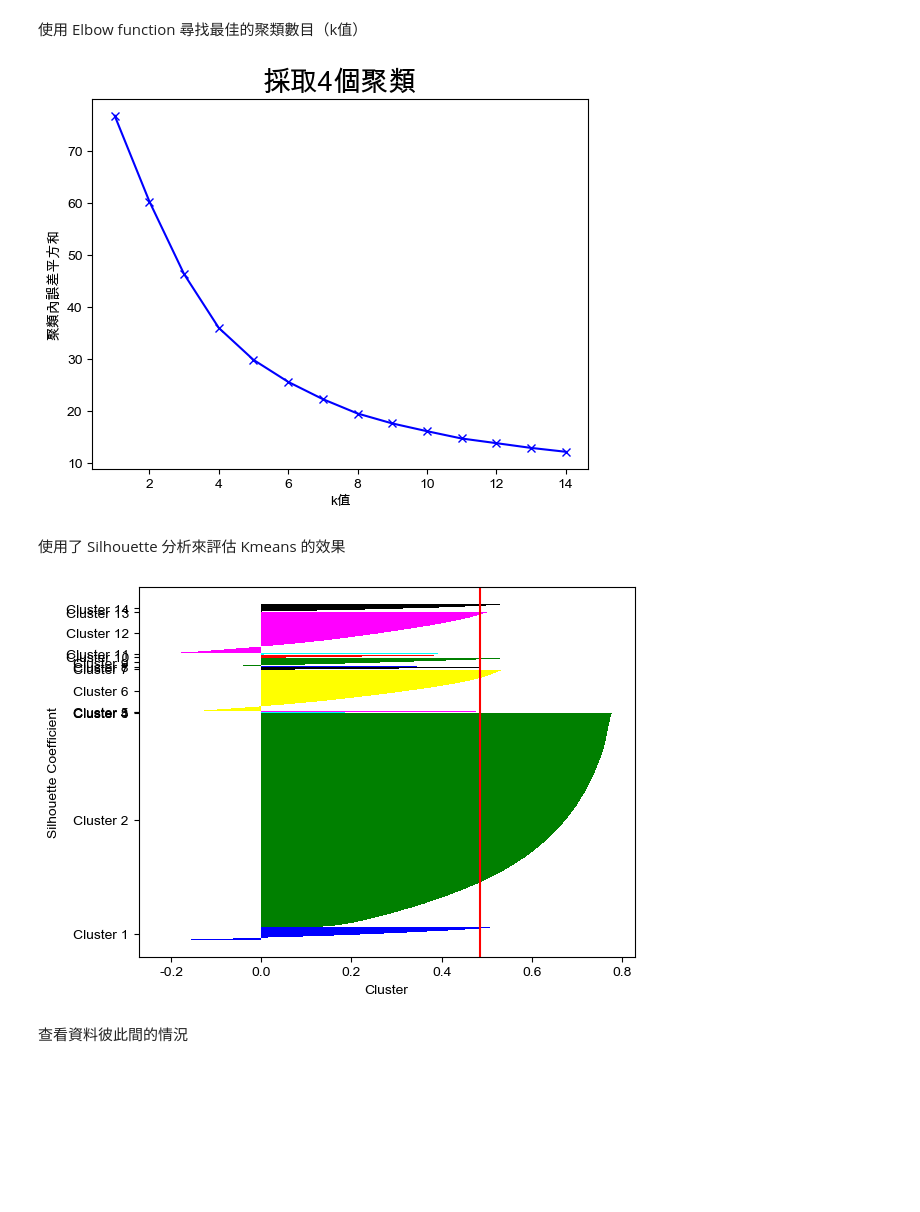
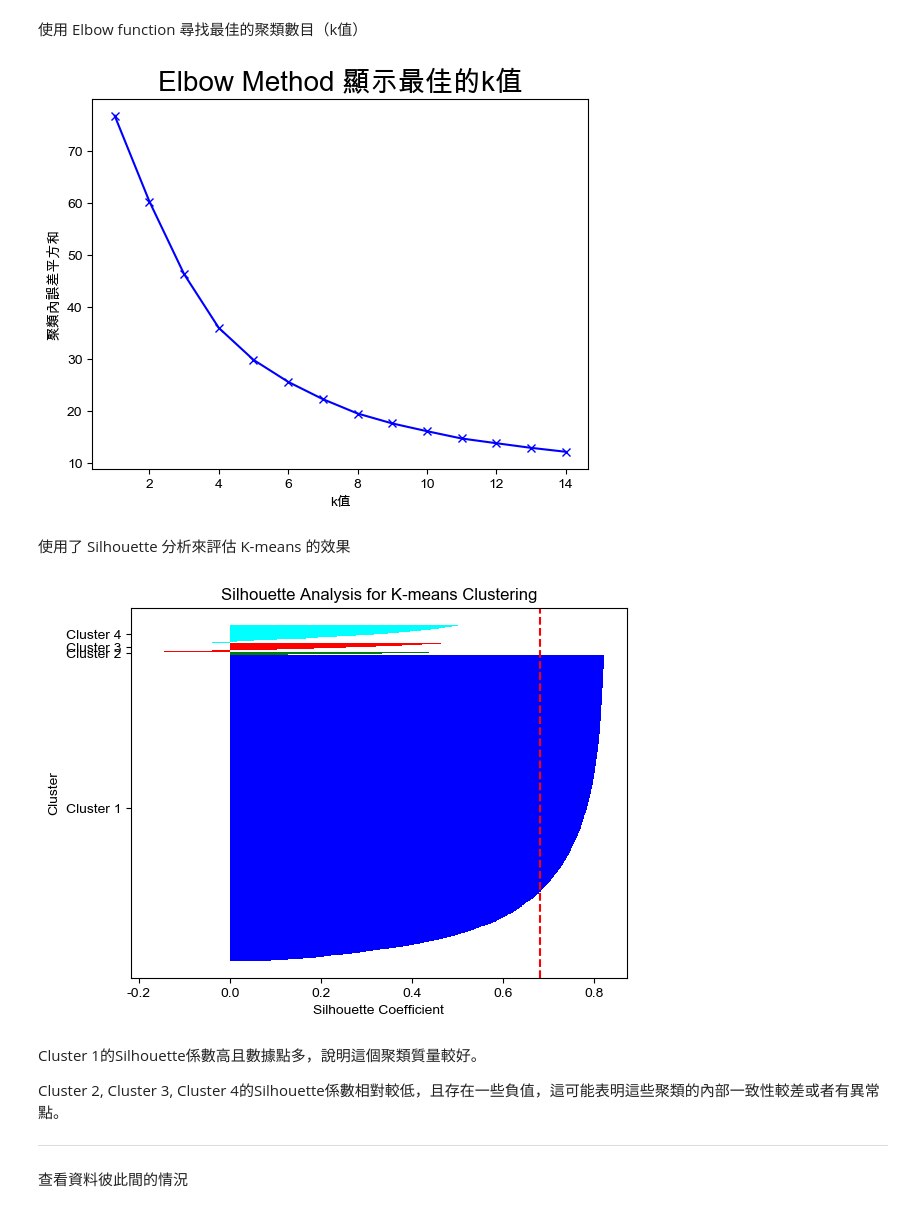
Before and after one commit to jim408401/customer-segmentation, a Jupyter notebook: Customer-Segmentation.ipynb, the cells around one changed output. Drawn from its saved outputs; the diff is of its cells as text; code cells hidden in the pictures; blank space fills up the shorter version.

```diff
--- a/Customer-Segmentation.ipynb
+++ b/Customer-Segmentation.ipynb
@@ -300,44 +300,61 @@ inertias = [KMeans(n_clusters=k).fit(data_transformed).inertia_ for k in k_value
 plt.plot(k_values, inertias, 'bx-')
 plt.xlabel('k值')
 plt.ylabel('聚類內誤差平方和')
-plt.title('採取4個聚類', fontsize=20)
+plt.title('Elbow Method 顯示最佳的k值', fontsize=20)
 plt.show()
 # %% [output]
-[figure, old version]
+[figure, new version]
 # %% [markdown]
-使用了 Silhouette 分析來評估 Kmeans 的效果
+使用了 Silhouette 分析來評估 K-means 的效果
 # %%
 from sklearn.metrics import silhouette_samples
-Y = model.fit_predict(data_transform)
-cluster_labels = np.unique(Y)
-n_clusters = cluster_labels.shape[0]
-silhouette_vals = silhouette_samples(data_transform , Y , metric='euclidean')
-y_ax_lower , y_ax_upper = 0 , 0
+# 訓練K-means模型並預測
+n_clusters = 4  # 根據Elbow method選擇適當的k值
+model = KMeans(n_clusters=n_clusters, random_state=42)
+Y = model.fit_predict(data_transformed)
+
+# 抽樣
+sample_size = 10000
+indices = np.random.choice(range(len(data_transformed)), size=sample_size, replace=False)
+data_sample = data_transformed[indices]
+labels_sample = Y[indices]
+
+# 計算 silhouette 分析
+silhouette_vals = silhouette_samples(data_sample, labels_sample, metric='euclidean')
+
+# 繪製 silhouette 圖
+y_ax_lower, y_ax_upper = 0, 0
 yticks = []
 
 color = ['blue', 'green', 'red', 'cyan', 'magenta', 'yellow', 'black'] * 3
 
-for i, c in enumerate(cluster_labels):
-    c_silhouette_vals = silhouette_vals[Y == c]
+for i, c in enumerate(np.unique(labels_sample)):
+    c_silhouette_vals = silhouette_vals[labels_sample == c]
     c_silhouette_vals.sort()
     y_ax_upper += len(c_silhouette_vals)
     c_color = color[i]
     plt.barh(range(y_ax_lower, y_ax_upper),
              c_silhouette_vals,
              height=1.0,
              edgecolor='none',
              color=c_color)
     yticks.append((y_ax_lower + y_ax_upper) / 2)
     y_ax_lower += len(c_silhouette_vals)
 
 silhouette_avg = np.mean(silhouette_vals)
-plt.axvline(silhouette_avg, color='red', linestyle='-')
-plt.yticks(yticks, [f'Cluster {label+1}' for label in cluster_labels])
-plt.xlabel('Cluster')
-plt.ylabel('Silhouette Coefficient')
+plt.axvline(silhouette_avg, color='red', linestyle='--')
+plt.yticks(yticks, [f'Cluster {label+1}' for label in np.unique(labels_sample)])
+plt.xlabel('Silhouette Coefficient')
+plt.ylabel('Cluster')
+plt.title('Silhouette Analysis for K-means Clustering')
 plt.show()
 # %% [output]
-[figure, old version]
+[figure, new version]
+# %% [markdown]
+Cluster 1的Silhouette係數高且數據點多，說明這個聚類質量較好。
+
+Cluster 2, Cluster 3, Cluster 4的Silhouette係數相對較低，且存在一些負值，這可能表明這些聚類的內部一致性較差或者有異常點。
+***
 # %% [markdown]
 查看資料彼此間的情況
 # %%
```
Also changed, not shown: parts of 12 cells of this notebook.
